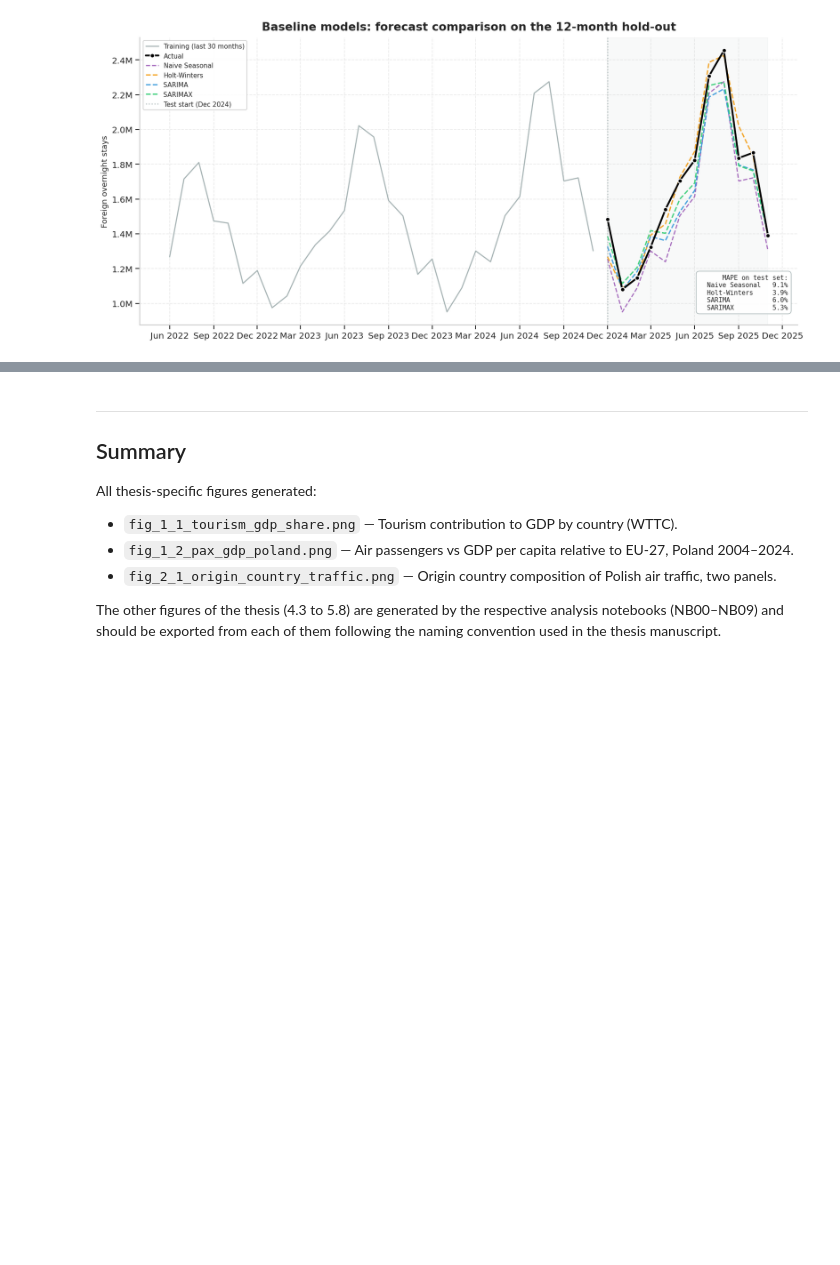
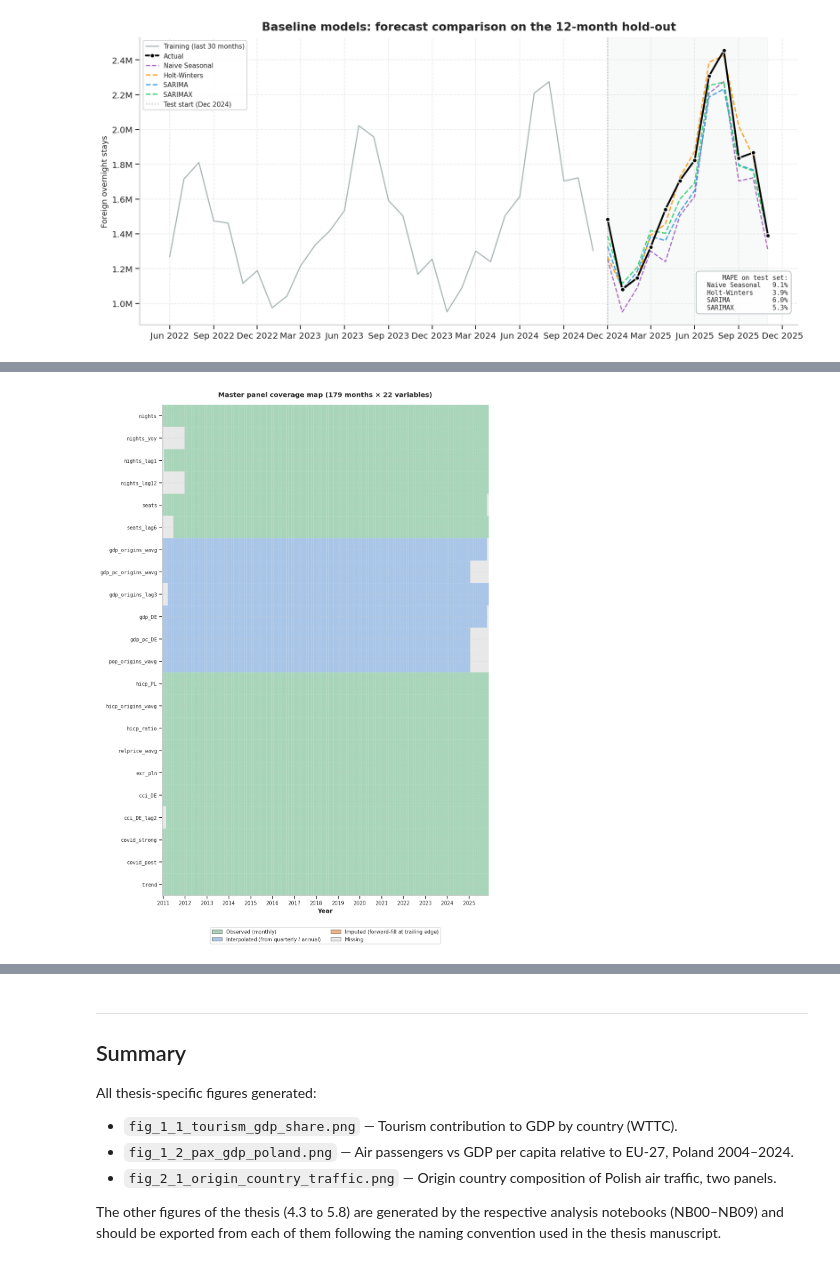
Before and after one commit to DieGodMF4/Macro-Aviation-Tourism-Modeling, a Jupyter notebook: documentation_es/scripts-generate-figs/nb-figures.ipynb, the cells around one changed output, grey strips where cells are left out. Saved outputs shown, nothing was run; the diff lists cells and outputs as text; code cells hidden in the pictures; blank space fills up the shorter version.

```diff
--- a/documentation_es/scripts-generate-figs/nb-figures.ipynb
+++ b/documentation_es/scripts-generate-figs/nb-figures.ipynb
@@ -1590,0 +1684,80 @@ plt.show()
+# %%
+# --- PLOT THE COVERAGE HEATMAP (TALL ASPECT) ---
+from matplotlib.colors import ListedColormap
+from matplotlib.patches import Patch
+
+# Color mapping:
+# 0 = observed (verde claro)
+# 1 = interpolated (azul claro)
+# 2 = imputed forward-fill (naranja)
+# 3 = missing (gris muy claro)
+cov_cmap = ListedColormap([
+    '#A8D5BA',   # observed
+    '#A8C5E8',   # interpolated
+    '#F2B380',   # imputed
+    '#E8E8E8',   # missing
+])
+
+fig, ax = plt.subplots(figsize=(10, 14))   # tall aspect: width 10, height 14
+
+# Transpose so rows = variables, columns = months
+data_to_plot = coverage.T.values
+
+ax.imshow(data_to_plot, aspect='auto', cmap=cov_cmap,
+          vmin=-0.5, vmax=3.5, interpolation='nearest')
+
+# Y-axis: variable names with monospace font for readability
+ax.set_yticks(range(len(coverage.columns)))
+ax.set_yticklabels(coverage.columns, family='monospace', fontsize=9)
+
+# X-axis: show every January in the period
+year_starts = [i for i, d in enumerate(coverage.index) if d.month == 1]
+year_labels = [coverage.index[i].year for i in year_starts]
+ax.set_xticks(year_starts)
+ax.set_xticklabels(year_labels, rotation=0, fontsize=9)
+ax.set_xlabel('Year', fontweight='bold', fontsize=11)
+
+# Title
+ax.set_title('Master panel coverage map (179 months × '
+             f'{len(coverage.columns)} variables)',
+              fontweight='bold', fontsize=12, pad=14)
+
+# Grid: thin white lines to separate cells
+ax.set_yticks(np.arange(-0.5, len(coverage.columns), 1), minor=True)
+ax.set_xticks(np.arange(-0.5, len(coverage.index), 1), minor=True)
+ax.grid(which='minor', color='white', linewidth=0.3)
+ax.tick_params(which='minor', length=0)
+
+# Legend below the plot
+legend_elements = [
+    Patch(facecolor='#A8D5BA', edgecolor='gray',
+          label='Observed (monthly)'),
+    Patch(facecolor='#A8C5E8', edgecolor='gray',
+          label='Interpolated (from quarterly / annual)'),
+    Patch(facecolor='#F2B380', edgecolor='gray',
+          label='Imputed (forward-fill at trailing edge)'),
+    Patch(facecolor='#E8E8E8', edgecolor='gray',
+          label='Missing'),
+]
+ax.legend(handles=legend_elements, loc='upper center',
+          bbox_to_anchor=(0.5, -0.06), ncol=2,
+          frameon=True, fontsize=9)
+
+plt.tight_layout()
+savefig('fig_4_3_panel_coverage.png')
+plt.show()
+
+# --- PRINT SUMMARY STATISTICS ---
+total_cells = coverage.size
+observed = (coverage == 0).sum().sum()
+interpolated = (coverage == 1).sum().sum()
+imputed = (coverage == 2).sum().sum()
+missing = (coverage == 3).sum().sum()
+print(f'\n=== PANEL COVERAGE SUMMARY ===')
+print(f'Total cells:    {total_cells:>6,}')
+print(f'Observed:       {observed:>6,}  ({observed/total_cells*100:.1f}%)')
+print(f'Interpolated:   {interpolated:>6,}  ({interpolated/total_cells*100:.1f}%)')
+print(f'Imputed:        {imputed:>6,}  ({imputed/total_cells*100:.1f}%)')
+print(f'Missing:        {missing:>6,}  ({missing/total_cells*100:.1f}%)')
+# %% [output]
+[figure, added]
```
Also changed, not shown: parts of 11 cells of this notebook, 13 other files.
